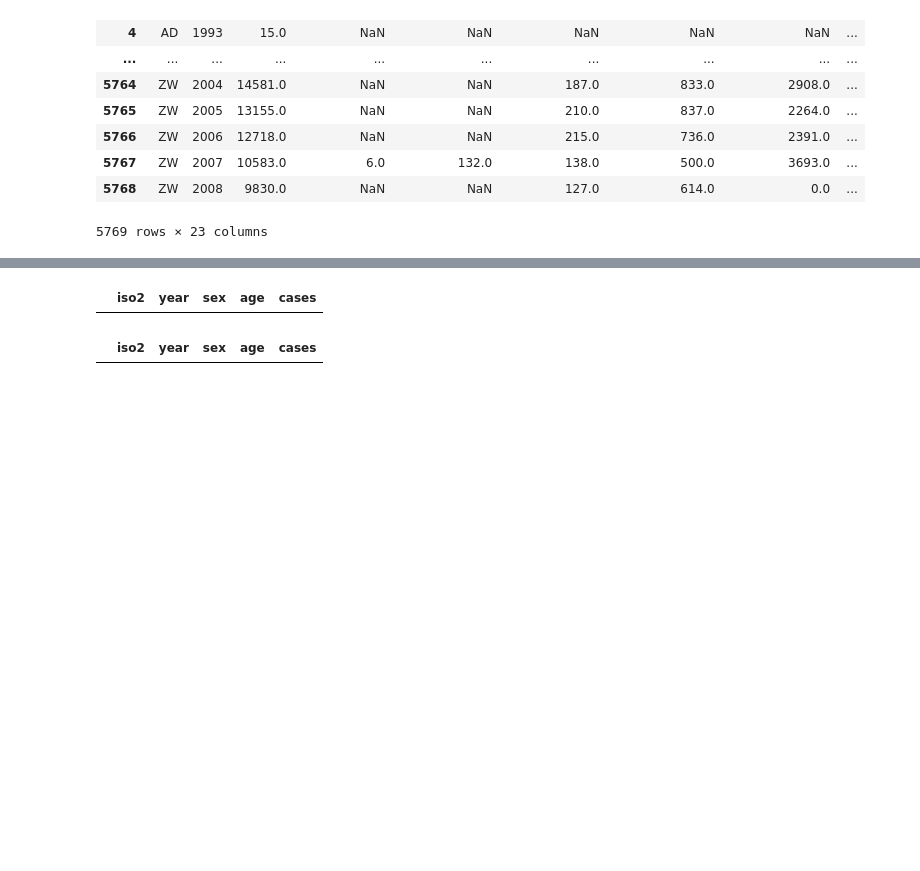
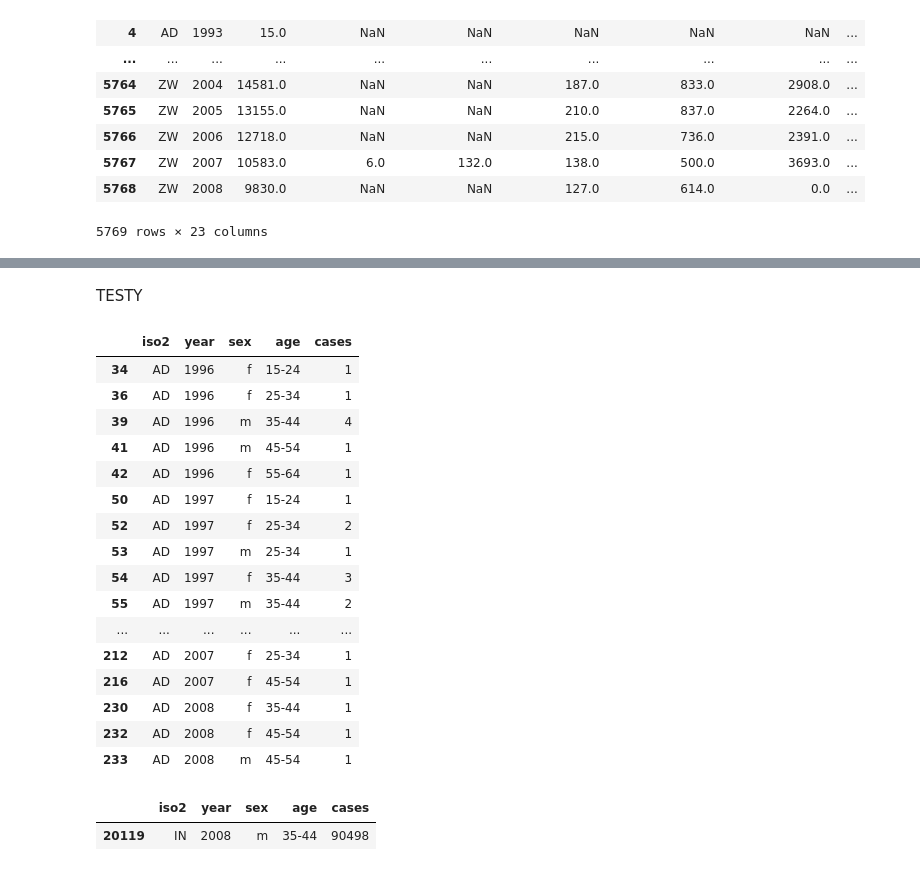
Before and after one commit to Julitaw/AiBD22_JulitaWojcik, a Jupyter notebook: Lab_5/CommandFiles/writtenCode.ipynb, the cells around one changed output, grey strips where cells are left out. Drawn from its saved outputs; the diff is of its cells as text; code cells hidden in the pictures; blank space fills up the shorter version.

```diff
--- a/Lab_5/CommandFiles/writtenCode.ipynb
+++ b/Lab_5/CommandFiles/writtenCode.ipynb
@@ -42,12 +47,10 @@ df
 # %%
-df = data_without_null.fillna(0)
+# zmiana formatu, gdzie kolumny 'iso2' i 'year'są zmiennymi identyfikatora a pozostałe to wartości mierzone
 df = pd.melt(df, id_vars=['iso2', 'year'], value_vars=list(df.columns)[3:],
              var_name='column', value_name='cases')
 df['cases'] = df['cases'].astype(int)
 df['sex'] = df['column'].str[7]
 df['age'] = df['column'].str[8:].map({
-    '04': '0-4',
-    '514': '5-14',
     '014': '0-14',
     '1524': '15-24',
     '2534': '25-34',
@@ -58,37 +61,42 @@ df['age'] = df['column'].str[8:].map({
     'u': 'unknown'
 })
 df = df[['iso2', 'year', 'sex', 'age', 'cases']]
-df.to_csv('../AnalysisData/tb-tidy.csv', index=False)
-#df.sort_values(by=['year'], axis=0)
-df = df.loc[(df['iso2'] == 'AD') & df['cases'] > 1]
-df.reset_index(drop=True)
+
+df.to_csv('../Analysisdata/tb-tidy.csv', index=False)
+df.to_csv('../Documents/tb-tidy.csv', index=False)
+df = df[['iso2', 'year', 'sex', 'age', 'cases']]
+df = df.sort_values(by=['iso2','year', 'age','sex'])
+df = df.reset_index(drop=True)
+
+# zapis wyczyszczonych danych do pliku
+df.to_csv('../Analysisdata/tb-tidy.csv', index=False)
+df.to_csv('../Documents/tb-tidy.csv', index=False)
-# %% [output]
-|  | iso2 | year | sex | age | cases |
+# %% [markdown]
+TESTY
 # %%
-# zmiana formatu, gdzie kolumny 'iso2' i 'year'są zmiennymi identyfikatora a pozostałe to wartości mierzone
-df = pd.melt(df, id_vars=['iso2', 'year'], value_vars=list(df.columns)[3:],
-             var_name='column', value_name='cases')
-df = df[df['cases'] != '0']
-df['cases'] = df['cases'].astype(int)
-df['sex'] = df['column'].str[7]
-df['age'] = df['column'].str[8:].map({
-    '04': '0-4',
-    '514': '5-14',
-    '014': '0-14',
-    '1524': '15-24',
-    '2534': '25-34',
-    '3544': '35-44',
-    '4554': '45-54',
-    '5564': '55-64',
-    '65': '65+',
-    'u': 'unknown'
-})
-df = df[['iso2', 'year', 'sex', 'age', 'cases']]
-df.to_csv('../Analysisdata/tb-tidy.csv', index=False)
-df.to_csv('../Documents/tb-tidy.csv', index=False)
-df = df.loc[(df['cases'] != 0)]
-df.sort_values(by=['iso2','year','age','sex'])
-#x = df.loc[(df['iso2'] == 'CL')]
-df.reset_index(drop=True)
+# wyświetlenie dla kraju 'AD' wierszy z przypadkami większymi od 0
+df.loc[(df['cases'] >  0) & (df['iso2'] =='AD')]
 # %% [output]
 |  | iso2 | year | sex | age | cases |
+| 34 | AD | 1996 | f | 15-24 | 1 |
+| 36 | AD | 1996 | f | 25-34 | 1 |
+| 39 | AD | 1996 | m | 35-44 | 4 |
+| 41 | AD | 1996 | m | 45-54 | 1 |
+| 42 | AD | 1996 | f | 55-64 | 1 |
+| 50 | AD | 1997 | f | 15-24 | 1 |
+| 52 | AD | 1997 | f | 25-34 | 2 |
+| 53 | AD | 1997 | m | 25-34 | 1 |
+| 54 | AD | 1997 | f | 35-44 | 3 |
+| 55 | AD | 1997 | m | 35-44 | 2 |
+| ... | ... | ... | ... | ... | ... |
+| 212 | AD | 2007 | f | 25-34 | 1 |
+| 216 | AD | 2007 | f | 45-54 | 1 |
+| 230 | AD | 2008 | f | 35-44 | 1 |
+| 232 | AD | 2008 | f | 45-54 | 1 |
+| 233 | AD | 2008 | m | 45-54 | 1 |
+# %%
+# wyświetlenie największej liczby zakażeń
+df.loc[(df['cases'] == df['cases'].max())]
+# %% [output]
+|  | iso2 | year | sex | age | cases |
+| 20119 | IN | 2008 | m | 35-44 | 90498 |
```
Also changed, not shown: parts of 2 cells of this notebook, 4 other files.
